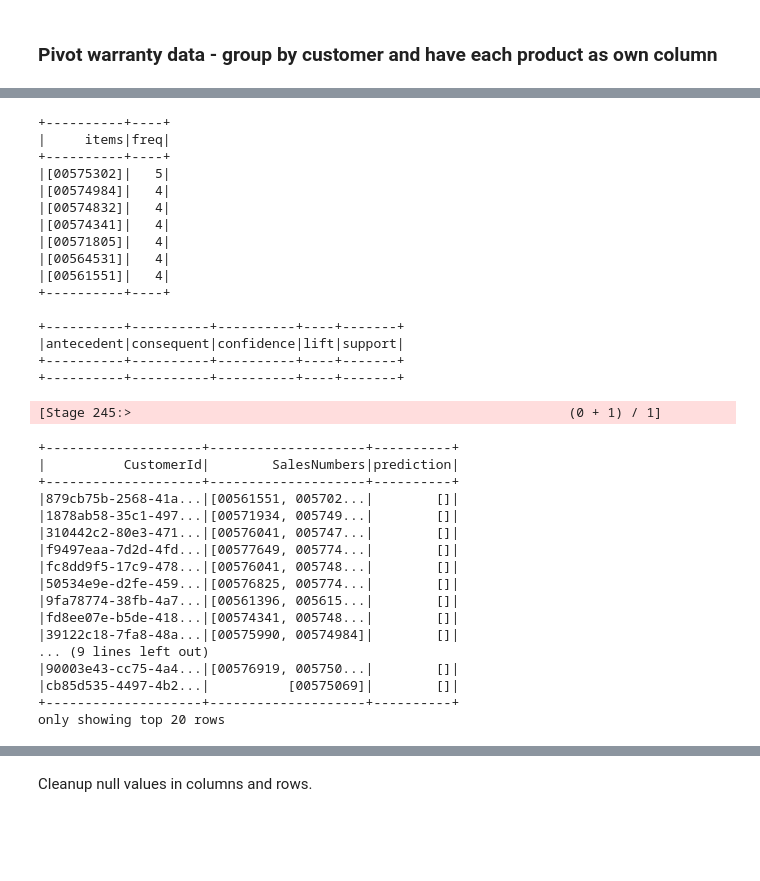
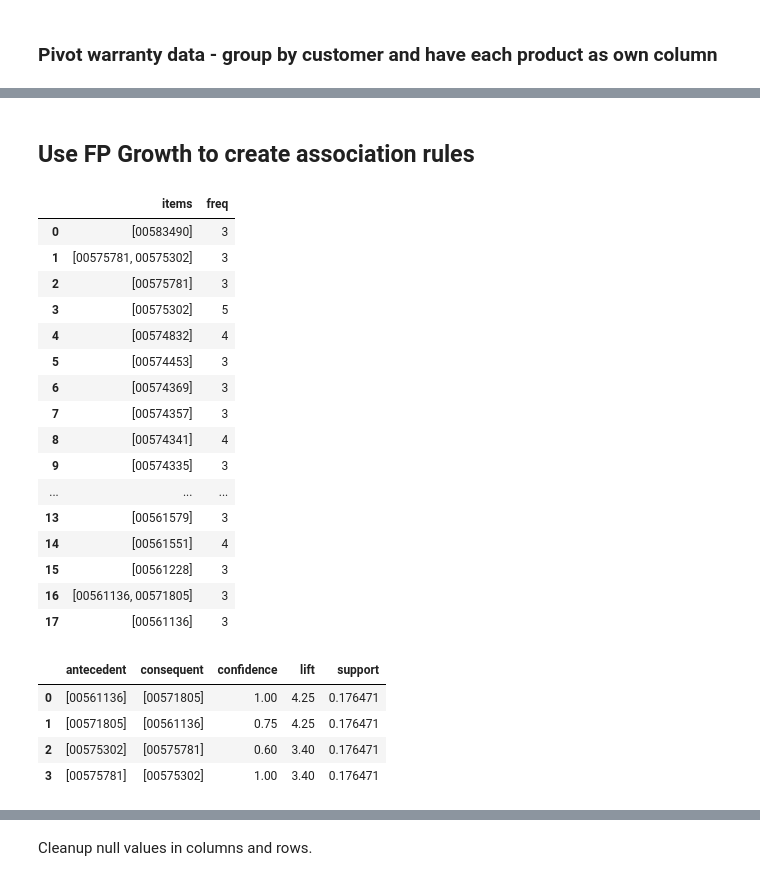
Before and after one commit to lz039/bigdata, a Jupyter notebook: Analytics01.ipynb, the cells around one changed output, grey strips where cells are left out. Cells and saved outputs as stored; diff of their text form; code cells hidden in the pictures; blank space fills up the shorter version.

```diff
--- a/Analytics01.ipynb
+++ b/Analytics01.ipynb
@@ -69,48 +96,35 @@ sdf_assets_items.limit(10).toPandas()
+# %% [markdown]
+## Use FP Growth to create association rules
 # %%
-fpGrowth = FPGrowth(itemsCol="SalesNumbers", minSupport=0.1, minConfidence=0.2)
-model = fpGrowth.fit(sdf_assets_items)
+fpGrowth = FPGrowth(itemsCol="SalesNumbers", minSupport=0.12, minConfidence=0.1)
+model = fpGrowth.fit(filtered_df)
 
 # Display frequent itemsets.
-model.freqItemsets.sort(F.desc("items")).show()
-
-# Display generated association rules.
-model.associationRules.sort("antecedent", "consequent").show()
-
-# transform examines the input items against all the association rules and summarize the
-# consequents as prediction
-model.transform(sdf_assets_items).show()
+model.freqItemsets.sort(F.desc("items")).toPandas()
 # %% [output]
-+----------+----+
-|     items|freq|
-+----------+----+
-|[00575302]|   5|
-|[00574984]|   4|
-|[00574832]|   4|
-|[00574341]|   4|
-|[00571805]|   4|
-|[00564531]|   4|
-|[00561551]|   4|
-+----------+----+
-
-+----------+----------+----------+----+-------+
-|antecedent|consequent|confidence|lift|support|
-+----------+----------+----------+----+-------+
-+----------+----------+----------+----+-------+
-[Stage 245:>                                                        (0 + 1) / 1]
-+--------------------+--------------------+----------+
-|          CustomerId|        SalesNumbers|prediction|
-+--------------------+--------------------+----------+
-|879cb75b-2568-41a...|[00561551, 005702...|        []|
-|1878ab58-35c1-497...|[00571934, 005749...|        []|
-|310442c2-80e3-471...|[00576041, 005747...|        []|
-|f9497eaa-7d2d-4fd...|[00577649, 005774...|        []|
-|fc8dd9f5-17c9-478...|[00576041, 005748...|        []|
-|50534e9e-d2fe-459...|[00576825, 005774...|        []|
-|9fa78774-38fb-4a7...|[00561396, 005615...|        []|
-|fd8ee07e-b5de-418...|[00574341, 005748...|        []|
-|39122c18-7fa8-48a...|[00575990, 00574984]|        []|
-... (9 lines left out)
-|90003e43-cc75-4a4...|[00576919, 005750...|        []|
-|cb85d535-4497-4b2...|          [00575069]|        []|
-+--------------------+--------------------+----------+
-only showing top 20 rows
+|  | items | freq |
+| 0 | [00583490] | 3 |
+| 1 | [00575781, 00575302] | 3 |
+| 2 | [00575781] | 3 |
+| 3 | [00575302] | 5 |
+| 4 | [00574832] | 4 |
+| 5 | [00574453] | 3 |
+| 6 | [00574369] | 3 |
+| 7 | [00574357] | 3 |
+| 8 | [00574341] | 4 |
+| 9 | [00574335] | 3 |
+| ... | ... | ... |
+| 13 | [00561579] | 3 |
+| 14 | [00561551] | 4 |
+| 15 | [00561228] | 3 |
+| 16 | [00561136, 00571805] | 3 |
+| 17 | [00561136] | 3 |
+# %%
+# Display generated association rules.
+model.associationRules.sort("antecedent", "consequent").toPandas()
+# %% [output]
+|  | antecedent | consequent | confidence | lift | support |
+| 0 | [00561136] | [00571805] | 1.00 | 4.25 | 0.176471 |
+| 1 | [00571805] | [00561136] | 0.75 | 4.25 | 0.176471 |
+| 2 | [00575302] | [00575781] | 0.60 | 3.40 | 0.176471 |
+| 3 | [00575781] | [00575302] | 1.00 | 3.40 | 0.176471 |
```
Also changed, not shown: parts of 18 cells of this notebook, 3 other files.
